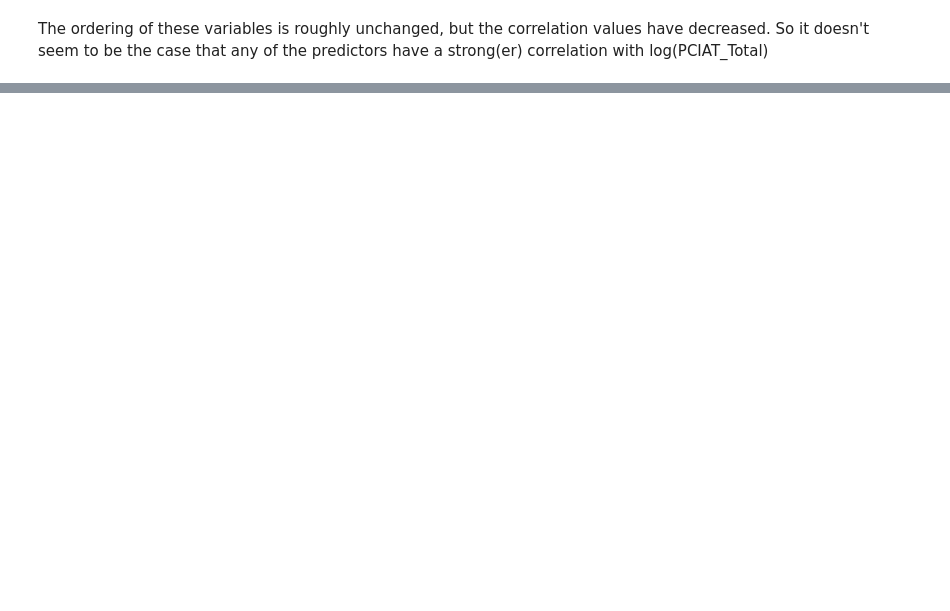
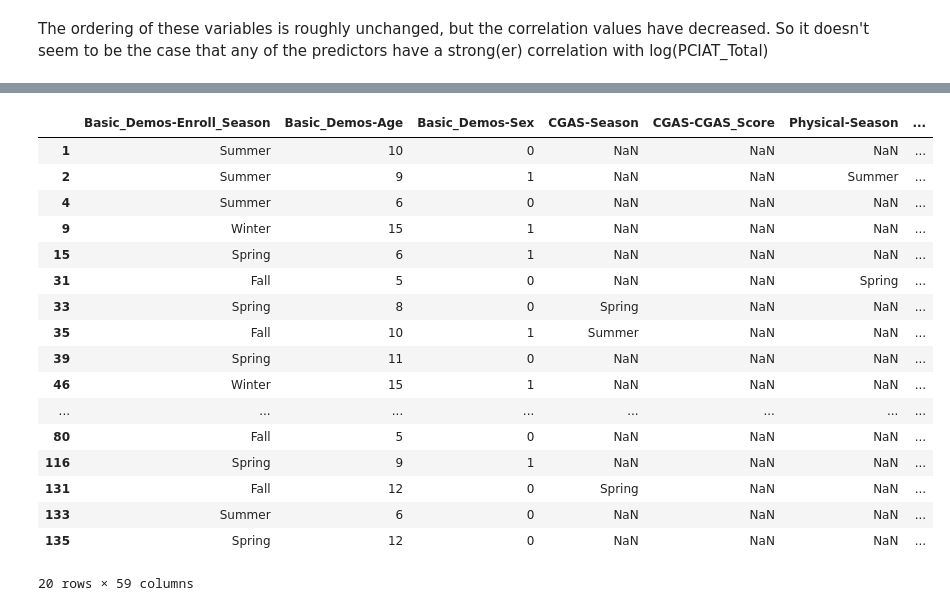
Before and after one commit to aarondweinberg/CMI_problematic_internet_use, a Jupyter notebook: EDA_AW.ipynb, the cells around one changed output, grey strips where cells are left out. Drawn from its saved outputs; the diff is of its cells as text; code cells hidden in the pictures; blank space fills up the shorter version.

```diff
--- a/EDA_AW.ipynb
+++ b/EDA_AW.ipynb
@@ -166,0 +198,24 @@ Length: 61, dtype: int64
+# %%
+# Make a data frame consisting of rows where NaN_count is at least 50
+train_cleaned_high_nan = train_cleaned[train_cleaned['NaN_count'] >= 50]
+
+train_cleaned_high_nan.head(20)
+# %% [output]
+|  | Basic_Demos-Enroll_Season | Basic_Demos-Age | Basic_Demos-Sex | CGAS-Season | CGAS-CGAS_Score | Physical-Season | ... |
+| 1 | Summer | 10 | 0 | NaN | NaN | NaN | ... |
+| 2 | Summer | 9 | 1 | NaN | NaN | Summer | ... |
+| 4 | Summer | 6 | 0 | NaN | NaN | NaN | ... |
+| 9 | Winter | 15 | 1 | NaN | NaN | NaN | ... |
+| 15 | Spring | 6 | 1 | NaN | NaN | NaN | ... |
+| 31 | Fall | 5 | 0 | NaN | NaN | Spring | ... |
+| 33 | Spring | 8 | 0 | Spring | NaN | NaN | ... |
+| 35 | Fall | 10 | 1 | Summer | NaN | NaN | ... |
+| 39 | Spring | 11 | 0 | NaN | NaN | NaN | ... |
+| 46 | Winter | 15 | 1 | NaN | NaN | NaN | ... |
+| ... | ... | ... | ... | ... | ... | ... | ... |
+| 80 | Fall | 5 | 0 | NaN | NaN | NaN | ... |
+| 116 | Spring | 9 | 1 | NaN | NaN | NaN | ... |
+| 131 | Fall | 12 | 0 | Spring | NaN | NaN | ... |
+| 133 | Summer | 6 | 0 | NaN | NaN | NaN | ... |
+| 135 | Spring | 12 | 0 | NaN | NaN | NaN | ... |
+20 rows × 59 columns
```
Also changed, not shown: parts of 9 cells of this notebook, 2 other files.
